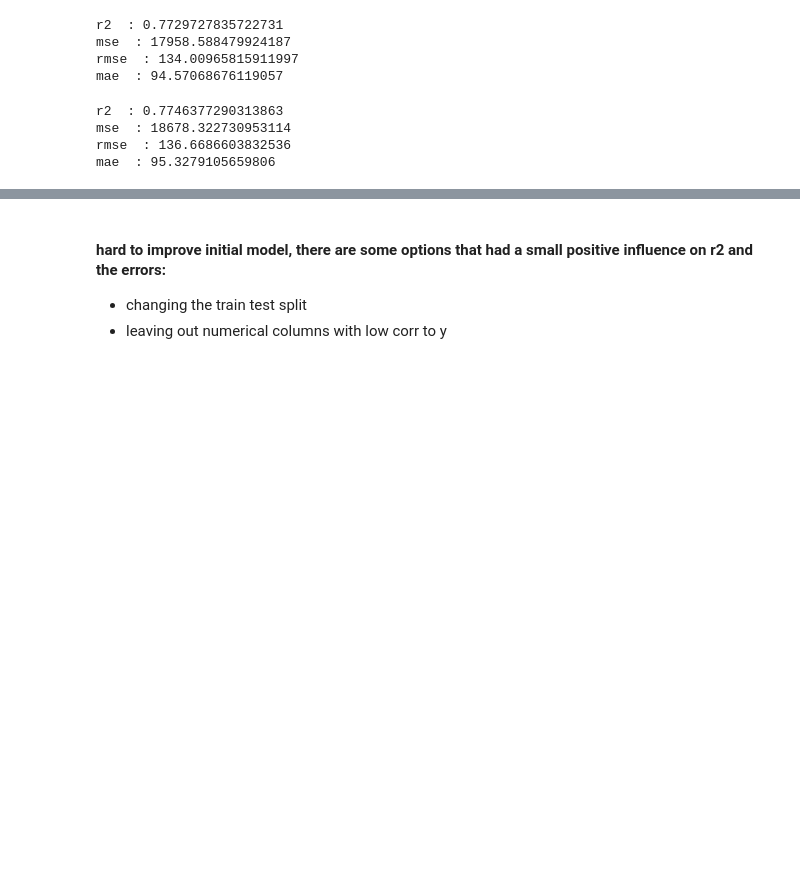
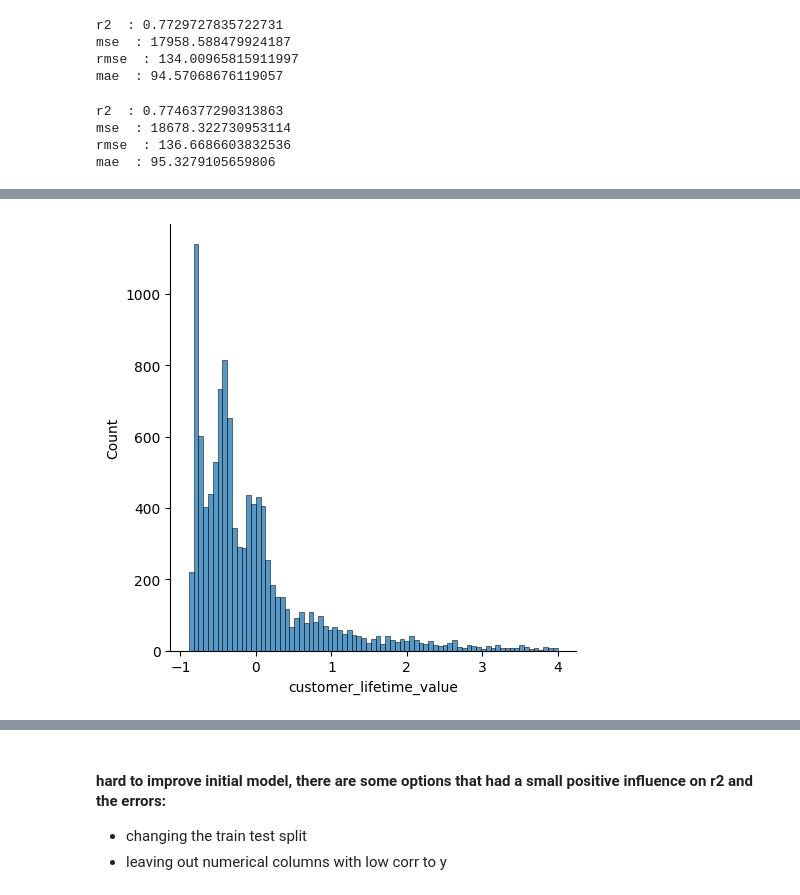
Before and after one commit to Xamweis/lab-customer-analysis-round-2, a Jupyter notebook: solution_6_7_final.ipynb, the cells around one changed output, grey strips where cells are left out. Drawn from its saved outputs; the diff is of its cells as text; code cells hidden in the pictures; blank space fills up the shorter version.

```diff
--- a/solution_6_7_final.ipynb
+++ b/solution_6_7_final.ipynb
@@ -336,0 +358,12 @@ mae  : 95.3279105659806
+# %%
+# filtering
+
+iqr = np.percentile(data9['customer_lifetime_value'],75) - np.percentile(data9['customer_lifetime_value'],25)
+up = np.percentile(data9['customer_lifetime_value'],75) + 3 * iqr
+up = 4
+lo = np.percentile(data9['customer_lifetime_value'],25) - 1.5 * iqr
+data9 = data9[(data9['customer_lifetime_value']>lo) & (data9['customer_lifetime_value']<up)].copy()
+sns.displot(data9['customer_lifetime_value'])
+plt.show()
+# %% [output]
+[figure, added]
```
Also changed, not shown: parts of 8 cells of this notebook.
